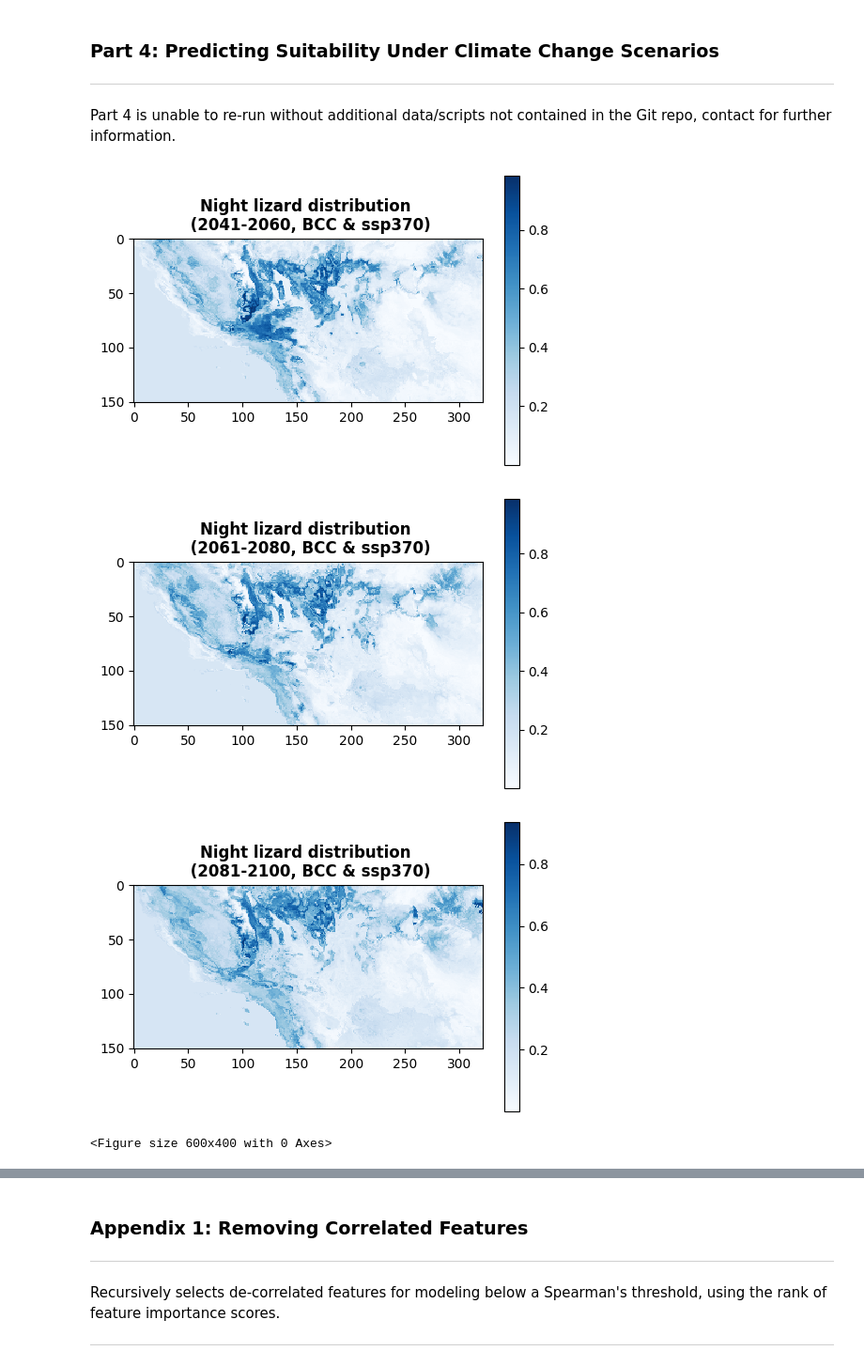
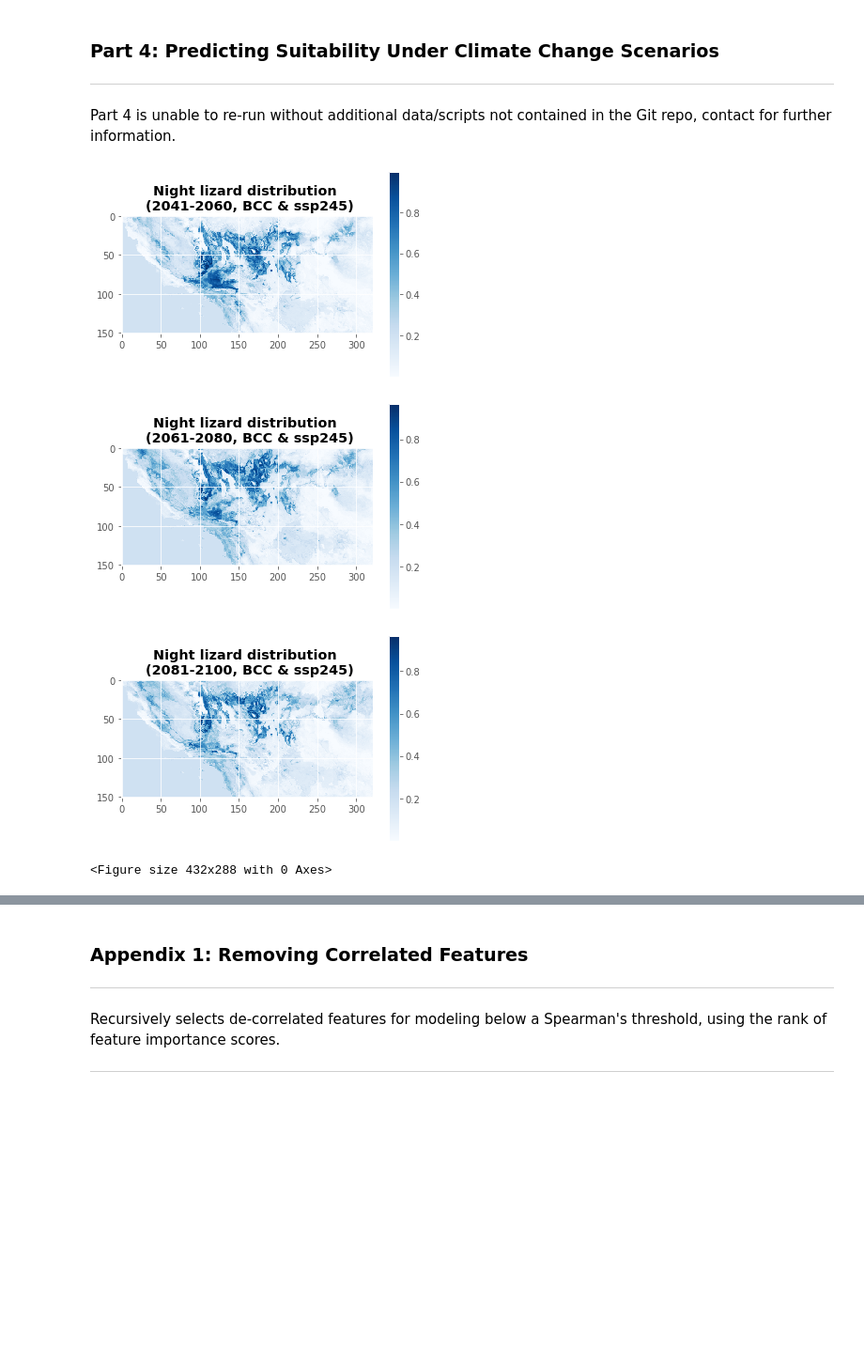
Before and after one commit to daniel-furman/ensemble-climate-projections, a Jupyter notebook: Comparing_MLs.ipynb, the cells around one changed output, grey strips where cells are left out. Shown at 94% size. Cells and saved outputs as stored; diff of their text form; code cells hidden in the pictures; blank space fills up the shorter version.

```diff
--- a/Comparing_MLs.ipynb
+++ b/Comparing_MLs.ipynb
@@ -227,11 +230,11 @@ Part 4 is unable to re-run without additional data/scripts not contained in the
 exec(open('future_projection.py').read())
 # %%
 for i in ['2041-2060','2061-2080','2081-2100']:
-    future = rasterio.open('data/CMIP6/ssp370_' + i + '/BCC/probability_1.0.tif').read(1)
-    plotit(future, 'Night lizard distribution \n ('+ i + ', BCC & ssp370)')
+    future = rasterio.open('data_2.0/CMIP6_preds/ssp245_' + i + '/BCC/probability_1.0.tif').read(1)
+    plotit(future, 'Night lizard distribution \n ('+ i + ', BCC & ssp245)')
     plt.figure()
 # %% [output]
-[figure, old version]
+[figure, new version]
-[figure, old version]
+[figure, new version]
-[figure, old version]
+[figure, new version]
-<Figure size 600x400 with 0 Axes>
+<Figure size 432x288 with 0 Axes>
```
Also changed, not shown: parts of 15 cells of this notebook.
